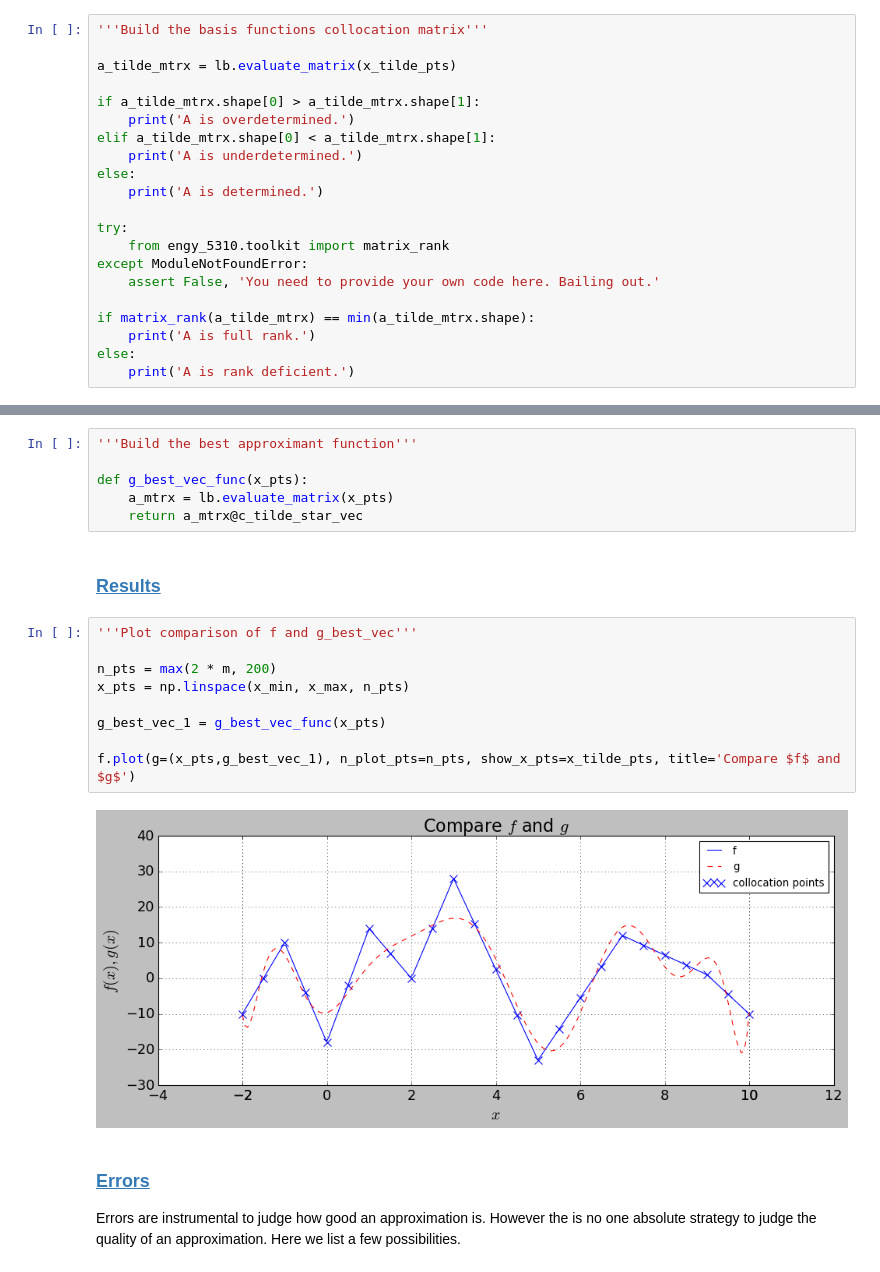
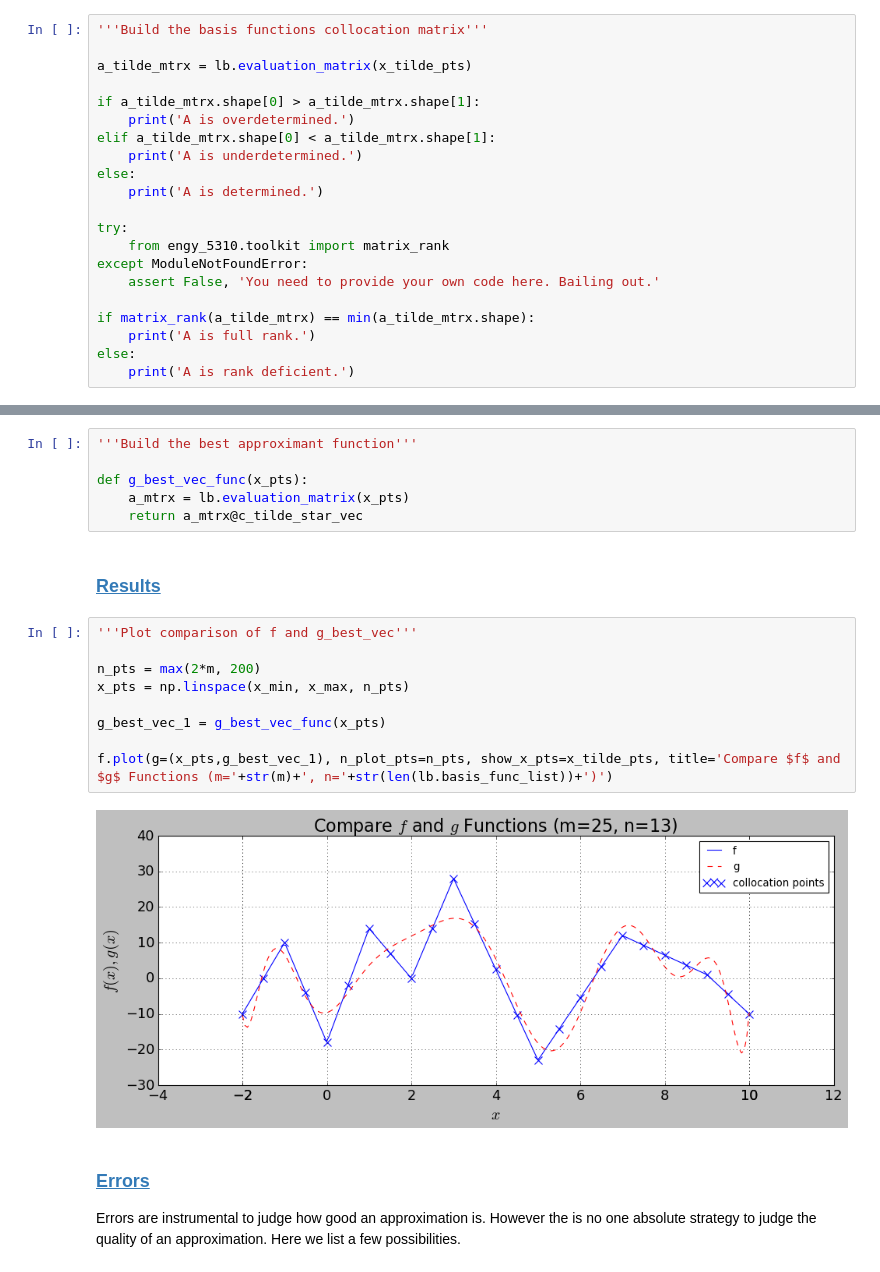
Before and after one commit to dpploy/engy-5330, a Jupyter notebook: notebooks/04-legendre-lsq-residual.ipynb, the cells around one changed output, grey strips where cells are left out. Saved outputs shown, nothing was run; the diff lists cells and outputs as text.

```diff
--- a/notebooks/04-legendre-lsq-residual.ipynb
+++ b/notebooks/04-legendre-lsq-residual.ipynb
@@ -143,7 +153,7 @@ Create the *basis functions collocation matrix* by evaluating the basis function
 # %%
 '''Build the basis functions collocation matrix'''
 
-a_tilde_mtrx = lb.evaluate_matrix(x_tilde_pts)
+a_tilde_mtrx = lb.evaluation_matrix(x_tilde_pts)
 
 if a_tilde_mtrx.shape[0] > a_tilde_mtrx.shape[1]:
     print('A is overdetermined.')
@@ -232,21 +242,21 @@ $\gvec^*(\tilde{\xvec}) = \Amtrx(\tilde{\xvec})\,\tilde{\cvec}^* = \tilde{\Amtrx
 '''Build the best approximant function'''
 
 def g_best_vec_func(x_pts):
-    a_mtrx = lb.evaluate_matrix(x_pts)
+    a_mtrx = lb.evaluation_matrix(x_pts)
     return a_mtrx@c_tilde_star_vec
 # %% [markdown]
 ### [Results](#toc)<a id="coll-res"></a>
 # %%
 '''Plot comparison of f and g_best_vec'''
 
-n_pts = max(2 * m, 200)
+n_pts = max(2*m, 200)
 x_pts = np.linspace(x_min, x_max, n_pts)
 
 g_best_vec_1 = g_best_vec_func(x_pts)
 
-f.plot(g=(x_pts,g_best_vec_1), n_plot_pts=n_pts, show_x_pts=x_tilde_pts, title='Compare $f$ and $g$')
+f.plot(g=(x_pts,g_best_vec_1), n_plot_pts=n_pts, show_x_pts=x_tilde_pts, title='Compare $f$ and $g$ Functions (m='+str(m)+', n='+str(len(lb.basis_func_list))+')')
 # %% [output]
-[figure, old version]
+[figure, new version]
 # %% [markdown]
 ### [Errors](#toc)<a id="coll-error"></a>
 
```
Also changed, not shown: parts of 37 cells of this notebook, 4 other files.
